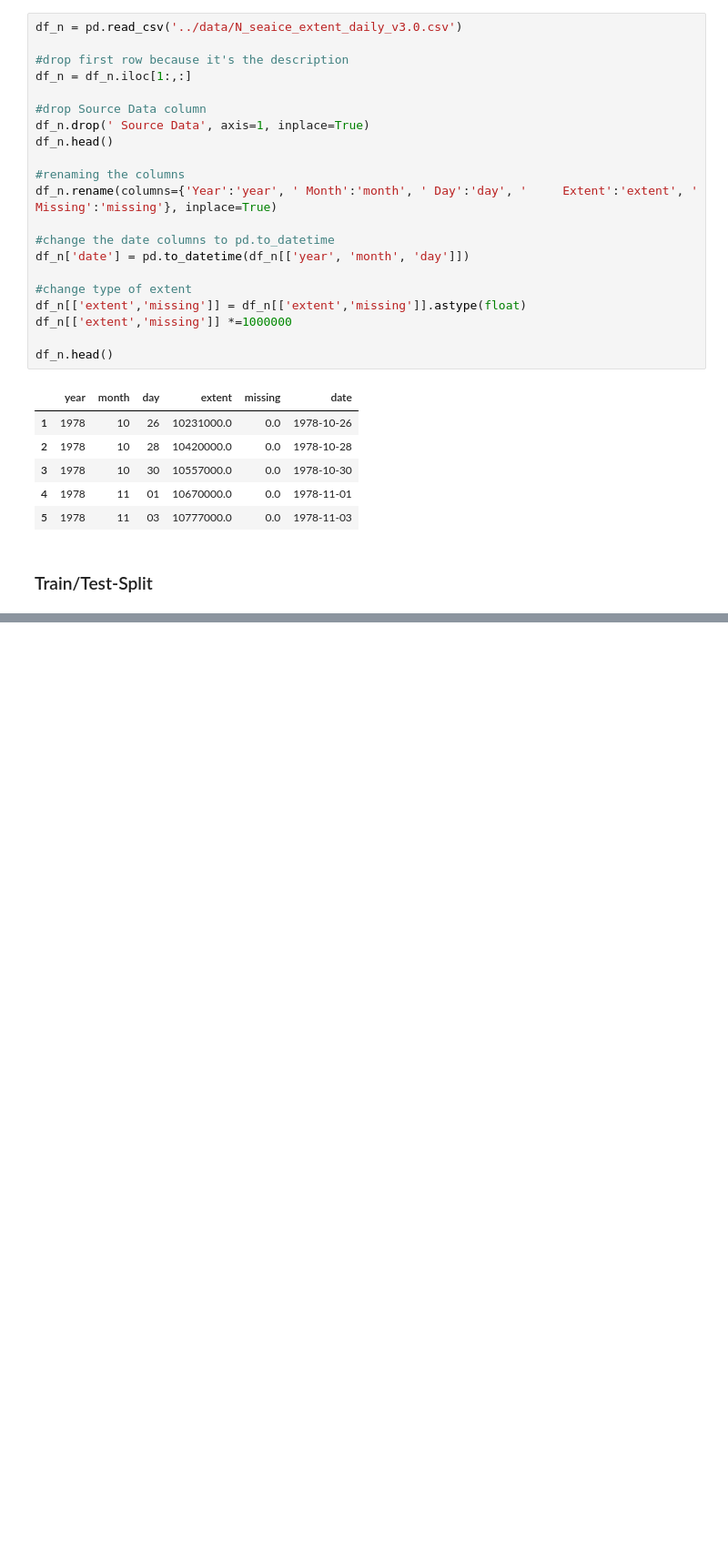
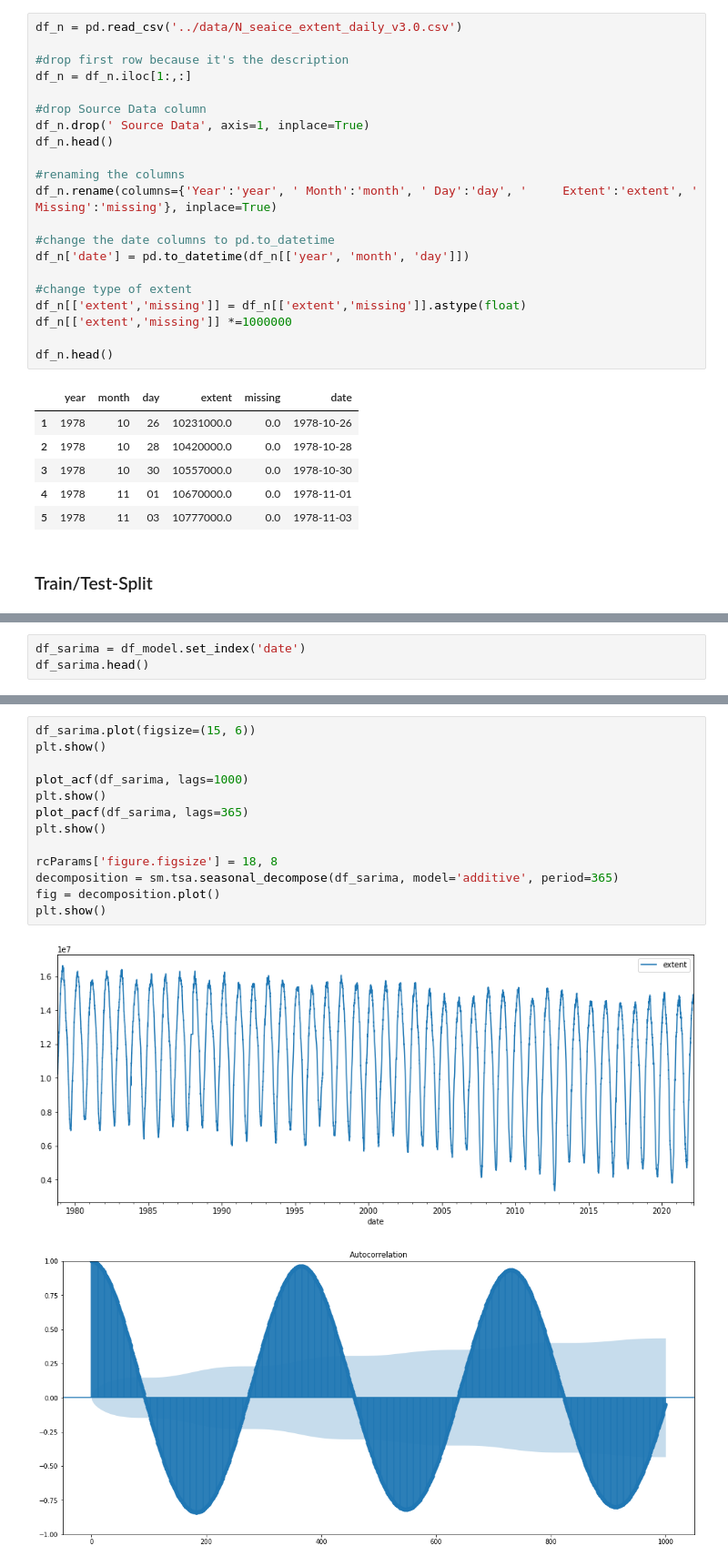
Before and after one commit to KathGo/ice_cream, a Jupyter notebook: notebooks/modelling_katharina.ipynb, the cells around one changed output, grey strips where cells are left out. Shown at 91% size. Saved outputs shown, nothing was run; the diff lists cells and outputs as text; blank space fills up the shorter version.

```diff
--- a/notebooks/modelling_katharina.ipynb
+++ b/notebooks/modelling_katharina.ipynb
@@ -133,0 +250,3 @@ plt.legend();
+# %%
+df_sarima = df_model.set_index('date')
+df_sarima.head()
@@ -133,0 +261,16 @@ plt.legend();
+# %%
+df_sarima.plot(figsize=(15, 6))
+plt.show()
+
+plot_acf(df_sarima, lags=1000)
+plt.show()
+plot_pacf(df_sarima, lags=365)
+plt.show()
+
+rcParams['figure.figsize'] = 18, 8
+decomposition = sm.tsa.seasonal_decompose(df_sarima, model='additive', period=365)
+fig = decomposition.plot()
+plt.show()
+# %% [output]
+[figure, added]
+[figure, added]
```
Also changed, not shown: parts of 42 cells of this notebook, 2 other files.
